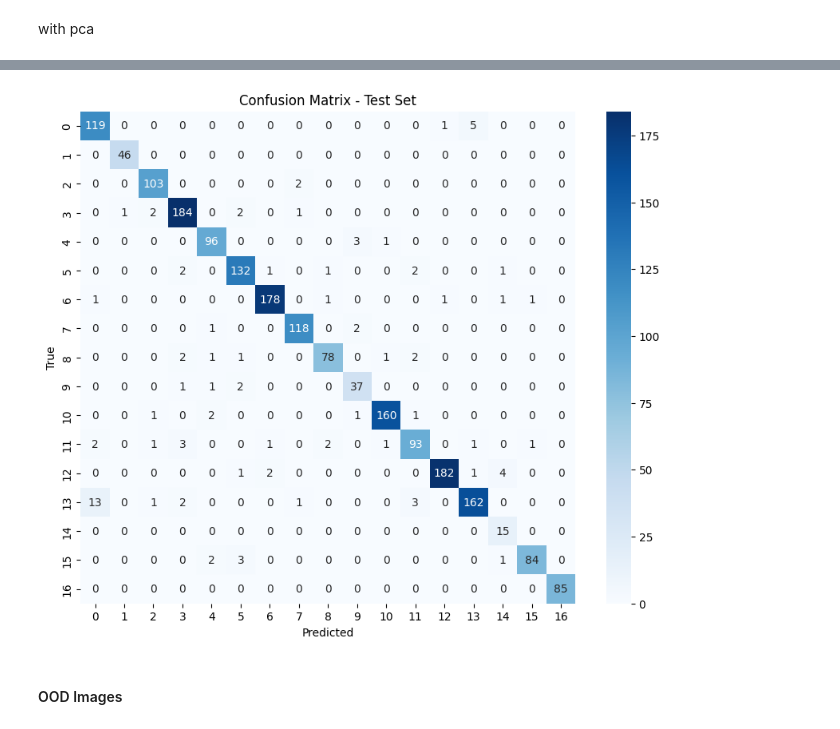
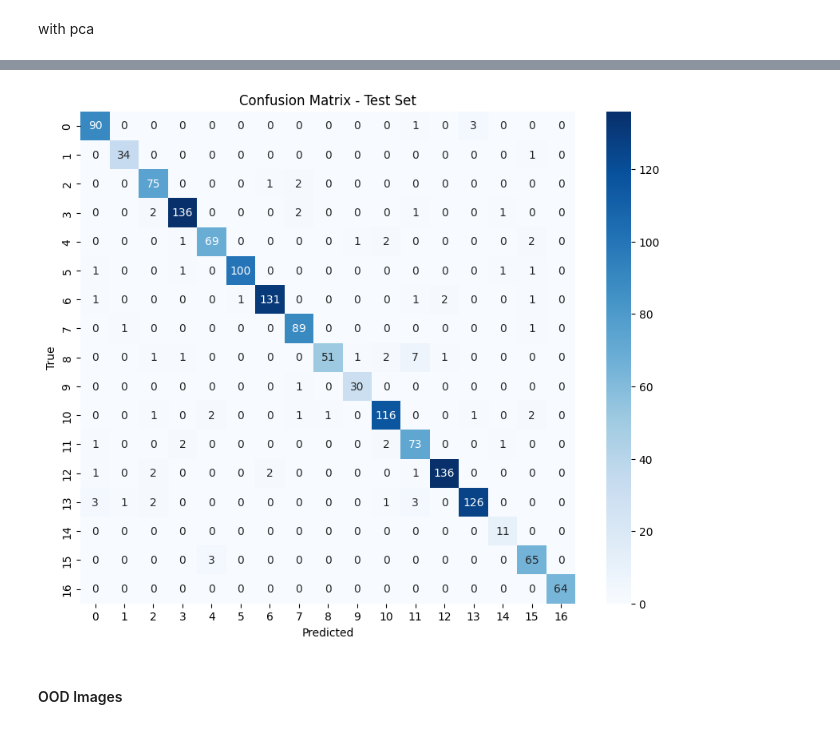
Before and after one commit to vhrollo/inf264_project2, a Jupyter notebook: src/svm_fillip_test.ipynb, the cells around one changed output, grey strips where cells are left out. Saved outputs shown, nothing was run; the diff lists cells and outputs as text; code cells hidden in the pictures.

```diff
--- a/src/svm_fillip_test.ipynb
+++ b/src/svm_fillip_test.ipynb
@@ -21,8 +23,12 @@ random.seed(seed)
 dataset = np.load('../data/dataset.npz')
 X, y = dataset['X'], dataset['y']
 
-X_train, X_test, y_train, y_test = train_test_split(
-    X, y, train_size=0.8, random_state=seed, stratify=y
+X_train, X_tmp, y_train, y_tmp = train_test_split(
+    X, y, train_size=0.7, random_state=seed, stratify=y
+)
+
+X_val, X_test, y_val, y_test = train_test_split(
+    X_tmp, y_tmp, train_size=0.5, random_state=seed, stratify=y_tmp
 )
 
 X_train, y_train = generate_balanced_data(X_train, y_train, seed=seed)
@@ -104,2 +105,13 @@ weighted avg       0.94      0.94      0.94      1967
 # %% [markdown]
 with pca
+# %%
+# using a simpler color cutoff
+X_train_cutoff = hog_features(X_train)
+X_val_cutoff = hog_features(X_val)
+X_test_cutoff = hog_features(X_test)
+
+# built in 0-1 scaler
+scaler = MinMaxScaler()
+X_train_hog_scaled = scaler.fit_transform(X_train_cutoff)
+X_val_hog_scaled = scaler.transform(X_val_cutoff)
+X_test_hog_scaled = scaler.transform(X_test_cutoff)
@@ -106,19 +171,11 @@ with pca
 # %%
-# using a simpler color cutoff
-X_train_cutoff = color_cutoff(X_train, black_cutoff=90, white_cutoff=230)
-X_test_cutoff = color_cutoff(X_test, black_cutoff=90, white_cutoff=230)
-
-# built in 0-1 scaler
-scaler = MinMaxScaler()
-X_train_hog_scaled = scaler.fit_transform(X_train_cutoff)
-X_test_hog_scaled = scaler.transform(X_test_cutoff)
-
-# decompose the data while keeping 95% of the variance
-pca = PCA(n_components=0.95, random_state=seed)
+pca = PCA(n_components=best_params_overall, random_state=seed)
 X_train_pca = pca.fit_transform(X_train_hog_scaled)
+X_val_pca = pca.transform(X_val_hog_scaled)
 X_test_pca = pca.transform(X_test_hog_scaled)
 
 print(f"Data went from {X_train_hog_scaled.shape} to {X_train_pca.shape}")
+print("training starts now...\n")
 
 uniform_samples = 100
 param_dist = {
@@ -131,25 +188,30 @@ param_dist = {
 }
 
 svc = SVC(random_state=seed, probability=True)
+
+#Given that this uses an pca, this will go faster
+# and we can afford to increase the number of iterations
 random_search = RandomizedSearchCV(
-    svc, param_distributions=param_dist, n_iter=5,
-    cv=5, n_jobs=1, verbose=2, random_state=seed, scoring='accuracy'
+    svc, param_distributions=param_dist, n_iter=10,
+    cv=3, n_jobs=1, verbose=2, random_state=seed, scoring='accuracy'
 )
+
 time_start = time()
 random_search.fit(X_train_pca, y_train)
+print("---------- training is finished. ----------\n")
 print(f"Random Search took {time() - time_start:.2f} seconds")
-print(f"Best Parameters: {random_search.best_params_}")
+print(f"Best Parameters: {random_search.best_params_}\n")
 
 best_svc = random_search.best_estimator_
 
-y_test_pred = best_svc.predict(X_test_pca)
-test_accuracy = accuracy_score(y_test, y_test_pred)
-print(f"Test Accuracy: {test_accuracy:.4f}")
+y_val_pred = random_search.predict(X_val_pca)
+val_accuracy = accuracy_score(y_val, y_val_pred)
+print(f"Val Accuracy: {val_accuracy:.4f}")
 
 print("\nClassification Report:")
-print(classification_report(y_test, y_test_pred))
+print(classification_report(y_val, y_val_pred))
 
-cm = confusion_matrix(y_test, y_test_pred)
+cm = confusion_matrix(y_val, y_val_pred)
 plt.figure(figsize=(10, 8))
 sns.heatmap(cm, annot=True, fmt='d', cmap='Blues')
 plt.title('Confusion Matrix - Test Set')
@@ -177,3 +239,3 @@ weighted avg       0.95      0.95      0.95      1967
-[figure, old version]
+[figure, new version]
 # %% [markdown]
 #### OOD Images
```
Also changed, not shown: parts of 16 cells of this notebook, 3 other files.
